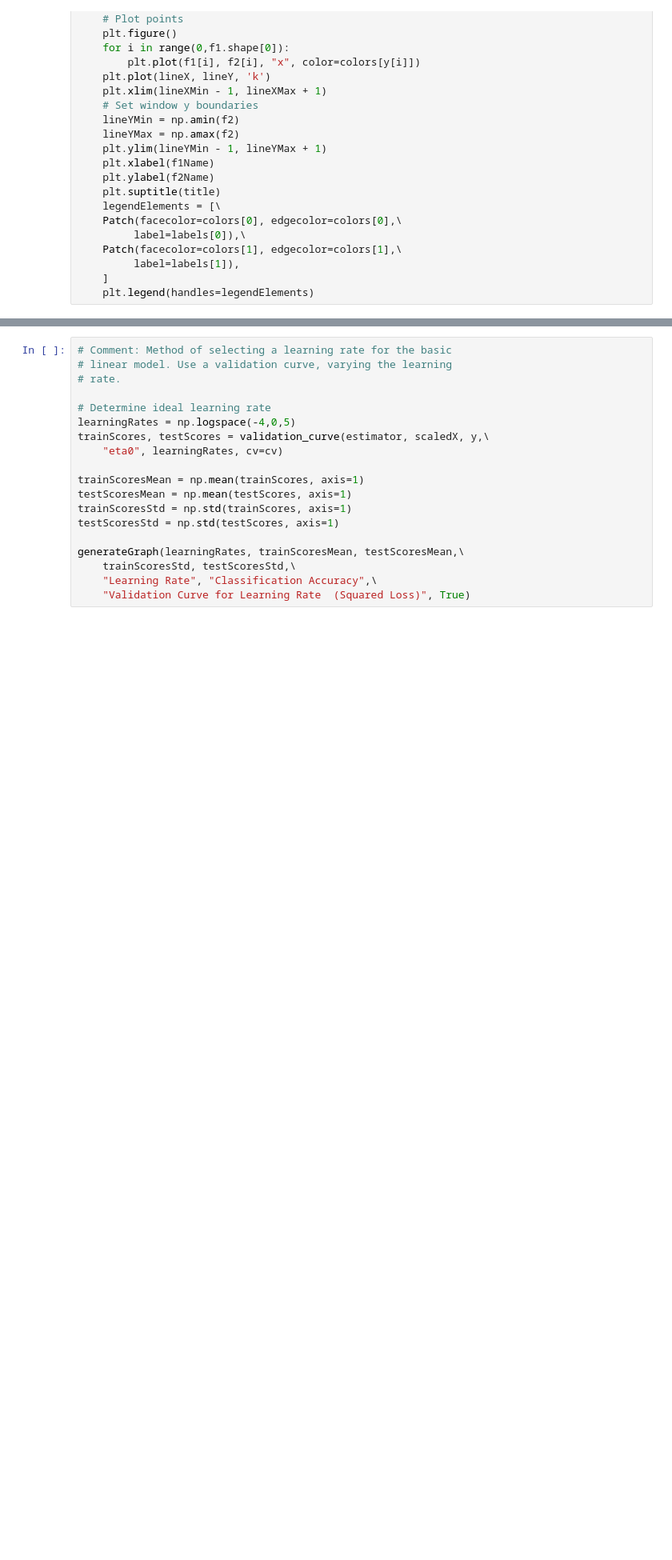
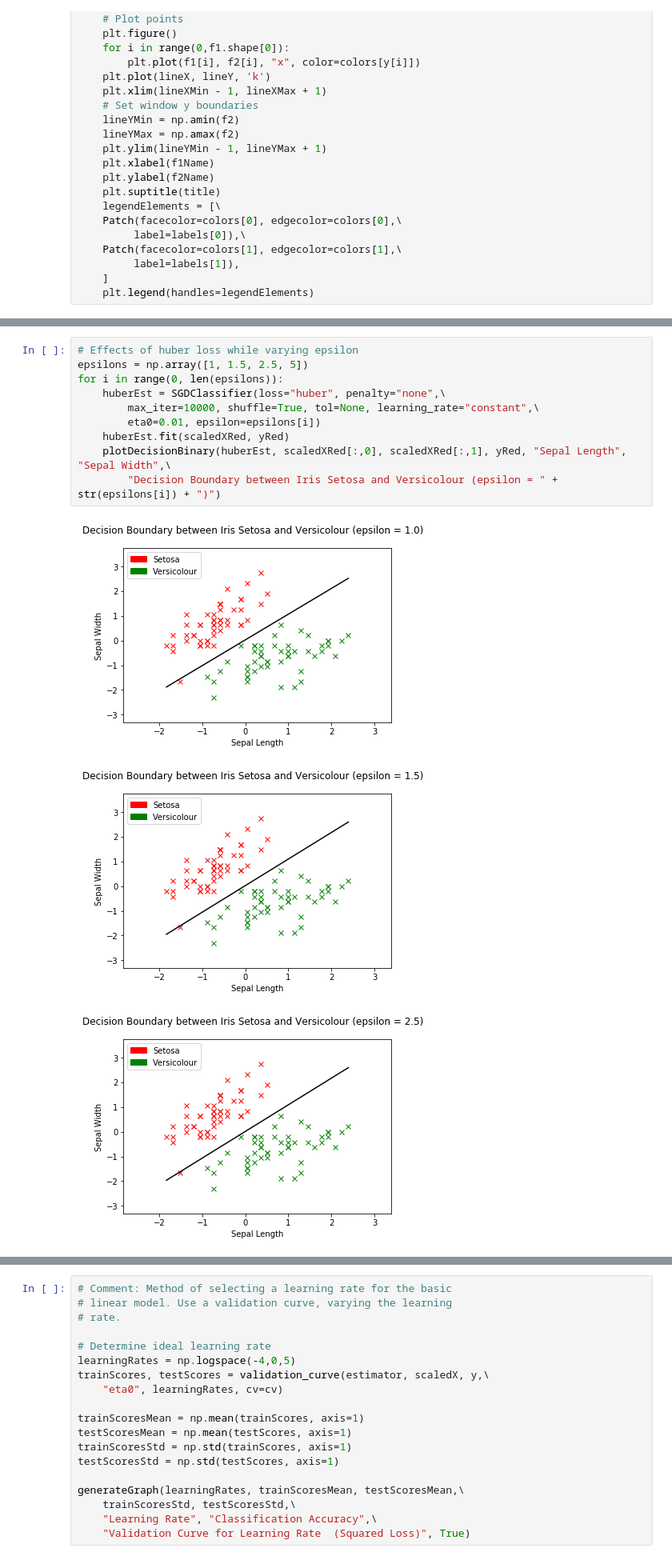
Before and after one commit to ycheng14799/MLProgrammingAssignmentWeek3, a Jupyter notebook: LinearClassifierVersion.ipynb, the cells around one changed output, grey strips where cells are left out. Shown at 80% size. Saved outputs shown, nothing was run; the diff lists cells and outputs as text; blank space fills up the shorter version.

```diff
--- a/LinearClassifierVersion.ipynb
+++ b/LinearClassifierVersion.ipynb
@@ -295,0 +296,14 @@ Text(0.5,1,'Weights against Lamba (L2 Regularization, Iris Setosa and Versicolou
+# %%
+# Effects of huber loss while varying epsilon
+epsilons = np.array([1, 1.5, 2.5, 5])
+for i in range(0, len(epsilons)):
+    huberEst = SGDClassifier(loss="huber", penalty="none",\
+        max_iter=10000, shuffle=True, tol=None, learning_rate="constant",\
+        eta0=0.01, epsilon=epsilons[i])
+    huberEst.fit(scaledXRed, yRed)
+    plotDecisionBinary(huberEst, scaledXRed[:,0], scaledXRed[:,1], yRed, "Sepal Length", "Sepal Width",\
+        "Decision Boundary between Iris Setosa and Versicolour (epsilon = " + str(epsilons[i]) + ")")
+# %% [output]
+[figure, added]
+[figure, added]
+[figure, added]
```
Also changed, not shown: parts of 22 cells of this notebook, 6 other files.
